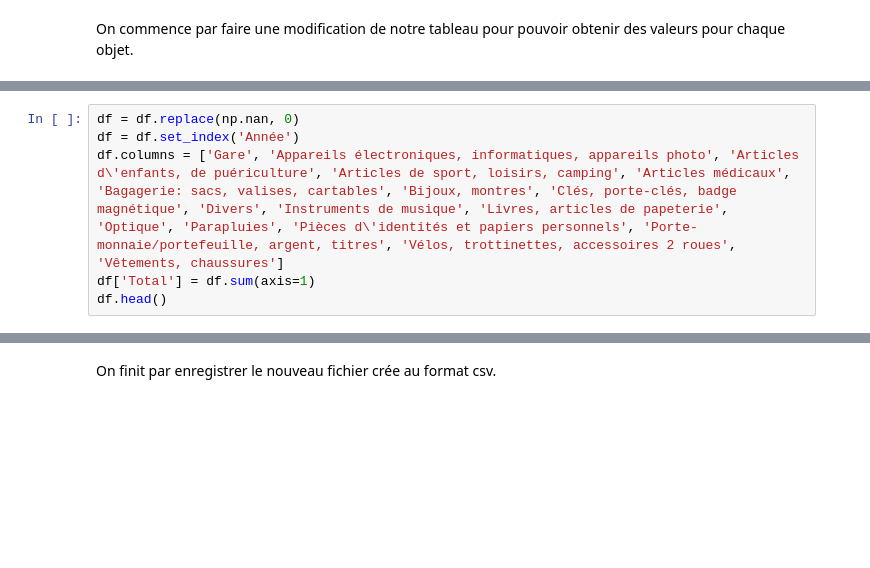
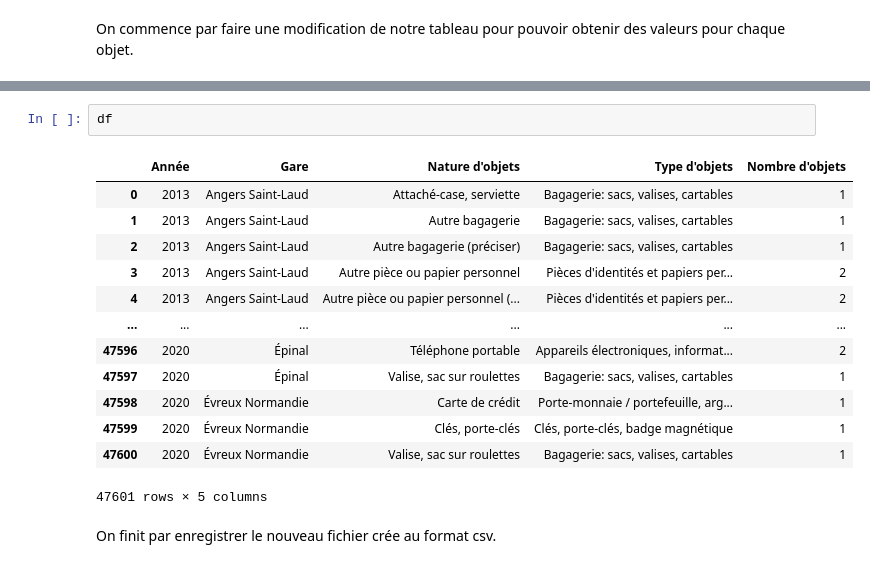
Before and after one commit to Sylvariane/objets_trouves_sncf, a Jupyter notebook: Objets_trouvés.ipynb, the cells around one changed output, grey strips where cells are left out. Drawn from its saved outputs; the diff is of its cells as text; blank space fills up the shorter version.

```diff
--- a/Objets_trouvés.ipynb
+++ b/Objets_trouvés.ipynb
@@ -153,6 +160,0 @@ On remplace les valeurs NaN par des 0 car il s'agit tout simplement d'objets qui
-# %%
-df = df.replace(np.nan, 0)
-df = df.set_index('Année')
-df.columns = ['Gare', 'Appareils électroniques, informatiques, appareils photo', 'Articles d\'enfants, de puériculture', 'Articles de sport, loisirs, camping', 'Articles médicaux', 'Bagagerie: sacs, valises, cartables', 'Bijoux, montres', 'Clés, porte-clés, badge magnétique', 'Divers', 'Instruments de musique', 'Livres, articles de papeterie', 'Optique', 'Parapluies', 'Pièces d\'identités et papiers personnels', 'Porte-monnaie/portefeuille, argent, titres', 'Vélos, trottinettes, accessoires 2 roues', 'Vêtements, chaussures']
-df['Total'] = df.sum(axis=1)
-df.head()
@@ -167,3 +161,19 @@ df.head()
+# %%
+df
+# %% [output]
+|  | Année | Gare | Nature d'objets | Type d'objets | Nombre d'objets |
+| 0 | 2013 | Angers Saint-Laud | Attaché-case, serviette | Bagagerie: sacs, valises, cartables | 1 |
+| 1 | 2013 | Angers Saint-Laud | Autre bagagerie | Bagagerie: sacs, valises, cartables | 1 |
+| 2 | 2013 | Angers Saint-Laud | Autre bagagerie (préciser) | Bagagerie: sacs, valises, cartables | 1 |
+| 3 | 2013 | Angers Saint-Laud | Autre pièce ou papier personnel | Pièces d'identités et papiers per... | 2 |
+| 4 | 2013 | Angers Saint-Laud | Autre pièce ou papier personnel (... | Pièces d'identités et papiers per... | 2 |
+| ... | ... | ... | ... | ... | ... |
+| 47596 | 2020 | Épinal | Téléphone portable | Appareils électroniques, informat... | 2 |
+| 47597 | 2020 | Épinal | Valise, sac sur roulettes | Bagagerie: sacs, valises, cartables | 1 |
+| 47598 | 2020 | Évreux Normandie | Carte de crédit | Porte-monnaie / portefeuille, arg... | 1 |
+| 47599 | 2020 | Évreux Normandie | Clés, porte-clés | Clés, porte-clés, badge magnétique | 1 |
+| 47600 | 2020 | Évreux Normandie | Valise, sac sur roulettes | Bagagerie: sacs, valises, cartables | 1 |
+47601 rows × 5 columns
 # %% [markdown]
 On finit par enregistrer le nouveau fichier crée au format csv.
 # %%
```
Also changed, not shown: parts of 9 cells of this notebook.
